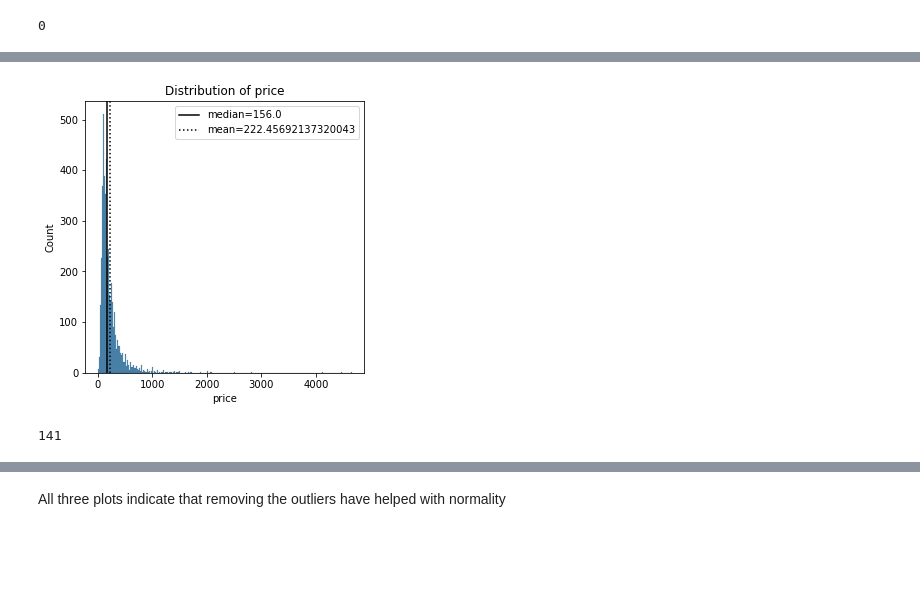
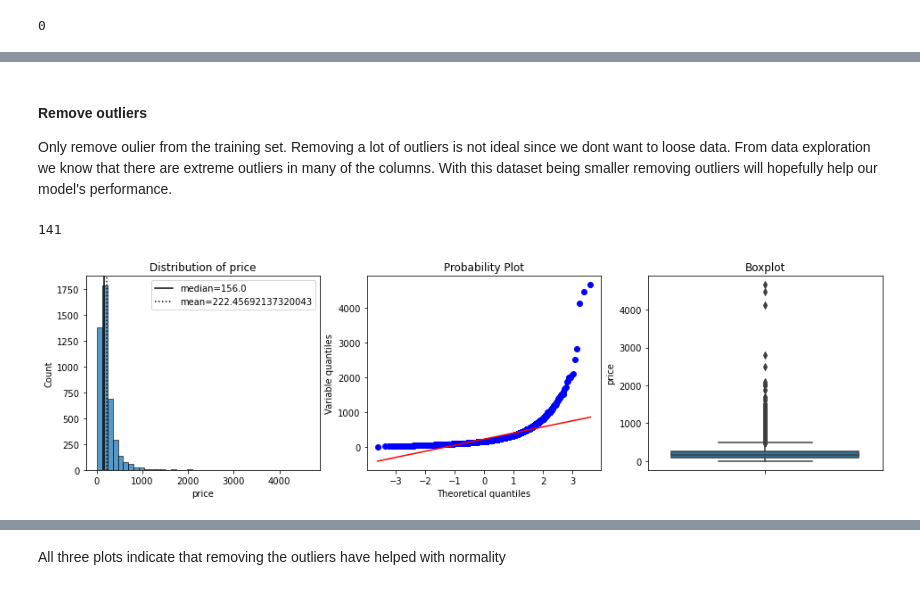
Before and after one commit to rachelfein/capstone, a Jupyter notebook: EDA & Preprocessing.ipynb, the cells around one changed output, grey strips where cells are left out. Saved outputs shown, nothing was run; the diff lists cells and outputs as text; code cells hidden in the pictures; blank space fills up the shorter version.

```diff
--- a/EDA & Preprocessing.ipynb
+++ b/EDA & Preprocessing.ipynb
@@ -285,11 +343,11 @@ The number of beds for the NaN number of bedrooms is the most telling in what to
 focus['bedrooms'].fillna('unknown', inplace=True)
 # %%
 # make missing bedroom values be replaced with the bed value
-# make stays with 3 and above beds a two bedroom since according to the distribution it is much more unlikely to
+# make stays with 3 and above beds a three bedroom since according to the distribution it is much more unlikely to
 # be a 3+ bedroom place
 focus.loc[(focus['bedrooms'] == 'unknown') & (focus['beds'] == 1.0), 'bedrooms'] = 1.0
 focus.loc[(focus['bedrooms'] == 'unknown') & (focus['beds'] == 2.0), 'bedrooms'] = 2.0
-focus.loc[(focus['bedrooms'] == 'unknown') & (focus['beds'] >= 3.0), 'bedrooms'] = 2.0
+focus.loc[(focus['bedrooms'] == 'unknown') & (focus['beds'] >= 3.0), 'bedrooms'] = 3.0
 # %%
 # There are still 30 listings where bedrooms is missing
 focus['bedrooms'].value_counts()
@@ -350,7 +388,6 @@ na_bedroom['accommodates'].value_counts()
 Name: accommodates, dtype: int64
 # %%
-# Choosing to drop the 7 rows that say they accommodates 0 people, seems like these listings have too many errors
-# The rest be placed based on how many people the listing can accommodate
-
+# placed based on how many people the listing can accommodate
 focus.loc[(focus['bedrooms'] == 'unknown') & (focus['accommodates'] >= 1), 'bedrooms'] = 1.0
 focus.loc[(focus['bedrooms'] == 'unknown') & (focus['accommodates'] >= 4), 'bedrooms'] = 2.0
+focus.loc[(focus['bedrooms'] == 'unknown') & (focus['accommodates'] >= 6), 'bedrooms'] = 3.0
@@ -633,6 +693,7 @@ First I will do some light scrubing to make sure all data types are prepared for
 # %%
-regression["price"] = regression["price"].str.replace("$", "")
-regression["price"] = regression["price"].str.replace(",", "")
+# for visualization and modeling we want price to be in float form
+regression["price"] = regression["price"].str.replace("$", "", regex=True)
+regression["price"] = regression["price"].str.replace(",", "", regex=True)
 regression["price"] = regression["price"].astype("float")
 # %%
 # view neighborhood data by count
@@ -1016,3 +1054,6 @@ len(quasi_constant_var)
+# %% [markdown]
+#### Remove outliers
+Only remove oulier from the training set. Removing a lot of outliers is not ideal since we dont want to loose data. From data exploration we know that there are extreme outliers in many of the columns. With this dataset being smaller removing outliers will hopefully help our model's performance.
 # %%
 # Make funtions to easily view distribution
 def plot_distribution(df_train, col='price'):
@@ -1029,5 +1080,39 @@ def plot_distribution(df_train, col='price'):
+# %%
+# function to create histogram, Q-Q plot and boxplot
+
+def diagnostic_plots(df_train, variable):
+    plt.figure(figsize=(16, 4))
+
+    # histogram
+    plt.subplot(1, 3, 1)
+    median = df_train[variable].median()
+    mean = df_train[variable].mean()
+    sns.histplot(df_train[variable], bins=40)
+
+    plt.title(F"Distribution of {variable}")
+    plt.axvline(median,label=f'median={median:,}',color='black')
+    plt.axvline(mean,label=f'mean={mean:,}',color='black',ls=':')
+    plt.legend()
+
+    # Q-Q plot
+    plt.subplot(1, 3, 2)
+    stats.probplot(df_train[variable], dist="norm", plot=plt)
+    plt.ylabel('Variable quantiles')
+
+    # boxplot
+    plt.subplot(1, 3, 3)
+    sns.boxplot(y=df_train[variable])
+    plt.title('Boxplot')
+
+    plt.show()
+# %%
+# print the number of rows that contain outliers in price
+price_outliers_IQR = find_outliers_IQR(df_train['price'])
+price_outliers_IQR.sum()
+# %% [output]
+141
 # %%
 # Price is skewed and the outliers are impacting the normalacy
-plot_distribution(df_train, 'price')
+diagnostic_plots(df_train, 'price')
 # %% [output]
-[figure, old version]
+[figure, new version]
@@ -1078,5 +1118,0 @@ def diagnostic_plots(df_train, variable):
-# %%
-price_outliers_IQR = find_outliers_IQR(df_train['price'])
-price_outliers_IQR.sum()
-# %% [output]
-141
```
Also changed, not shown: parts of 210 cells of this notebook, 2 other files.
